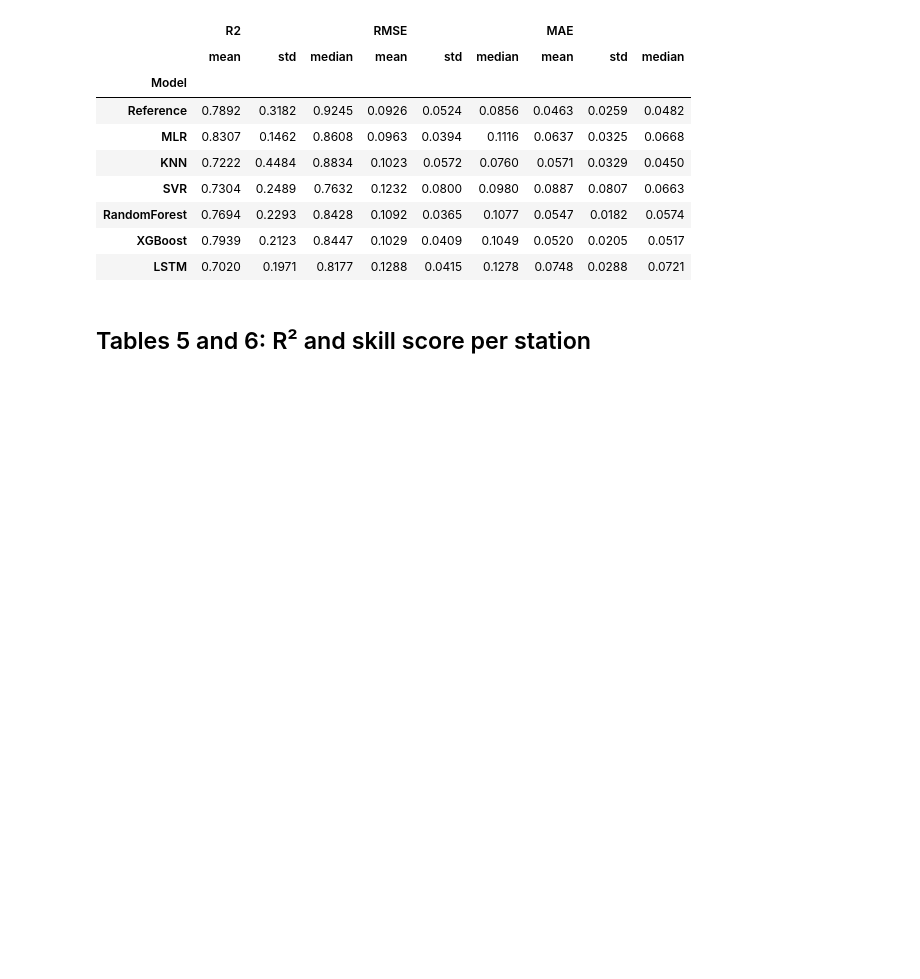
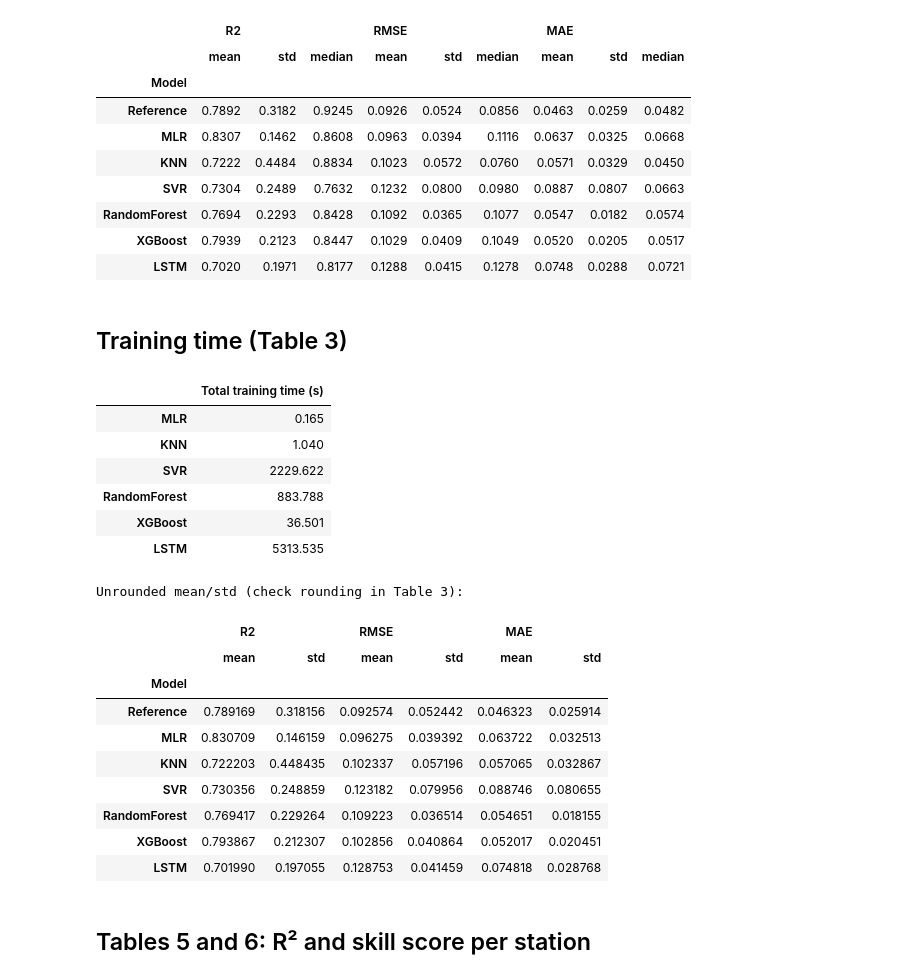
Before and after one commit to rhmano/loso-pv-generalisation, a Jupyter notebook: notebooks/2_results/01_main_results.ipynb, the cells around one changed output. Saved outputs shown, nothing was run; the diff lists cells and outputs as text; code cells hidden in the pictures; blank space fills up the shorter version.

```diff
--- a/notebooks/2_results/01_main_results.ipynb
+++ b/notebooks/2_results/01_main_results.ipynb
@@ -41,0 +44,17 @@ RES = pd.DataFrame(rows)
+# %%
+## Evaluated hours and clipped predictions (cited in Section 6.4)
+n_hours = RES.pivot(index="Test_Station", columns="Model", values="n").loc[SITES, ALGOS]
+print("Evaluated hours per algorithm and test station:")
+display(n_hours)
+print("\nHours fewer than MLR:")
+display(n_hours.rsub(n_hours["MLR"], axis=0).drop(columns="MLR"))
+
+n_neg = {}
+for a in ALGOS:
+    for s in SITES:
+        p = pd.read_csv(os.path.join(CFG.predictions_dir, f"{a}_{s}.csv"))
+        if "used_in_metrics" in p.columns:
+            p = p[p["used_in_metrics"]]
+        n_neg[(a, s)] = int((p["y_pred"] < 0).sum())
+print("\nNegative predictions clipped to zero:")
+display(pd.Series(n_neg).unstack().loc[ALGOS, SITES])
@@ -96,6 +144,34 @@ display(T4)
 | RandomForest | 0.7694 | 0.2293 | 0.8428 | 0.1092 | 0.0365 | 0.1077 | 0.0547 | 0.0182 | 0.0574 |
 | XGBoost | 0.7939 | 0.2123 | 0.8447 | 0.1029 | 0.0409 | 0.1049 | 0.0520 | 0.0205 | 0.0517 |
 | LSTM | 0.7020 | 0.1971 | 0.8177 | 0.1288 | 0.0415 | 0.1278 | 0.0748 | 0.0288 | 0.0721 |
+# %% [markdown]
+## Training time (Table 3)
+# %%
+## Training time (Table 3, last column): total Fit_Seconds over the seven folds
+fit = pd.Series({a: pd.read_csv(os.path.join(CFG.results_dir, f"results_{a}.csv"))["Fit_Seconds"].sum()
+                 for a in ALGOS})
+display(fit.round(3).to_frame("Total training time (s)"))
+print("Unrounded mean/std (check rounding in Table 3):")
+display(RES7.groupby("Model")[["R2", "RMSE", "MAE"]].agg(["mean", "std"]).loc[ORDER].round(6))
+# %% [output]
+|  | Total training time (s) |
+| MLR | 0.165 |
+| KNN | 1.040 |
+| SVR | 2229.622 |
+| RandomForest | 883.788 |
+| XGBoost | 36.501 |
+| LSTM | 5313.535 |
+Unrounded mean/std (check rounding in Table 3):
+|  | R2 |  | RMSE |  | MAE |  |
+|  | mean | std | mean | std | mean | std |
+| Model |  |  |  |  |  |  |
+| Reference | 0.789169 | 0.318156 | 0.092574 | 0.052442 | 0.046323 | 0.025914 |
+| MLR | 0.830709 | 0.146159 | 0.096275 | 0.039392 | 0.063722 | 0.032513 |
+| KNN | 0.722203 | 0.448435 | 0.102337 | 0.057196 | 0.057065 | 0.032867 |
+| SVR | 0.730356 | 0.248859 | 0.123182 | 0.079956 | 0.088746 | 0.080655 |
+| RandomForest | 0.769417 | 0.229264 | 0.109223 | 0.036514 | 0.054651 | 0.018155 |
+| XGBoost | 0.793867 | 0.212307 | 0.102856 | 0.040864 | 0.052017 | 0.020451 |
+| LSTM | 0.701990 | 0.197055 | 0.128753 | 0.041459 | 0.074818 | 0.028768 |
 # %% [markdown]
 ## Tables 5 and 6: R² and skill score per station
 # %%
```
Also changed, not shown: parts of 2 cells of this notebook, 1 other file.
